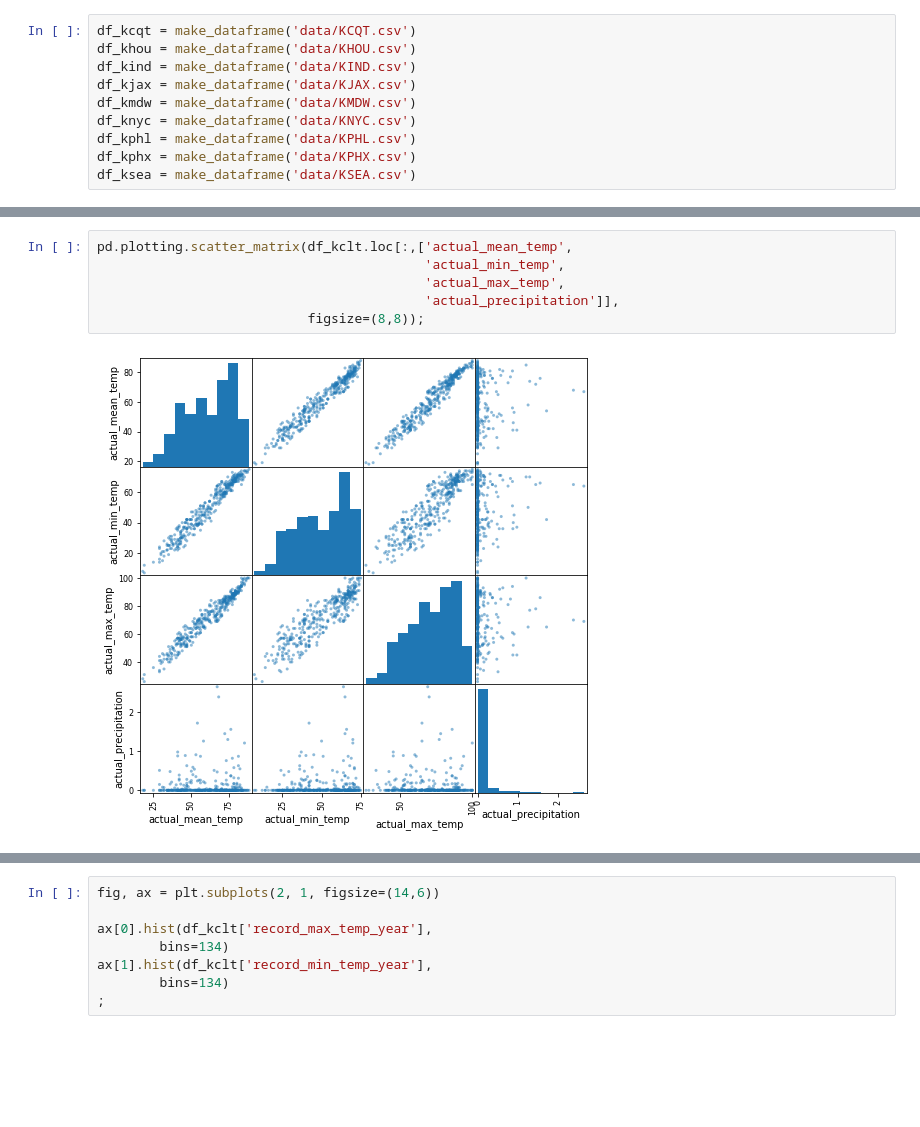
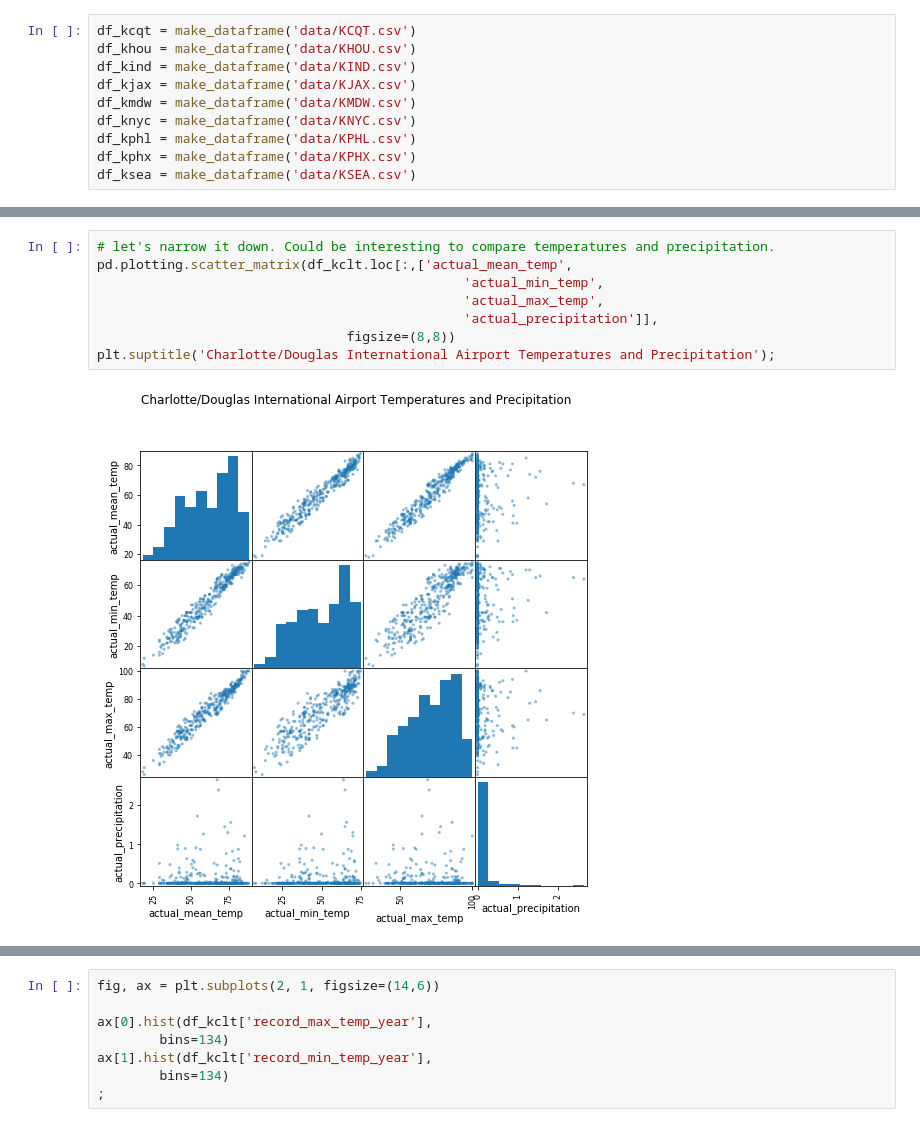
Before and after one commit to sn-ekstrand/weather-data-analysis, a Jupyter notebook: Untitled.ipynb, the cells around one changed output, grey strips where cells are left out. Saved outputs shown, nothing was run; the diff lists cells and outputs as text; blank space fills up the shorter version.

```diff
--- a/Untitled.ipynb
+++ b/Untitled.ipynb
@@ -82,8 +97,10 @@ df_kclt.describe()
 # %%
+# let's narrow it down. Could be interesting to compare temperatures and precipitation.
 pd.plotting.scatter_matrix(df_kclt.loc[:,['actual_mean_temp',
-                                          'actual_min_temp',
-                                          'actual_max_temp',
-                                          'actual_precipitation']],
-                           figsize=(8,8));
+                                               'actual_min_temp',
+                                               'actual_max_temp',
+                                               'actual_precipitation']],
+                                figsize=(8,8))
+plt.suptitle('Charlotte/Douglas International Airport Temperatures and Precipitation');
 # %% [output]
-[figure, old version]
+[figure, new version]
```
Also changed, not shown: parts of 18 cells of this notebook.
